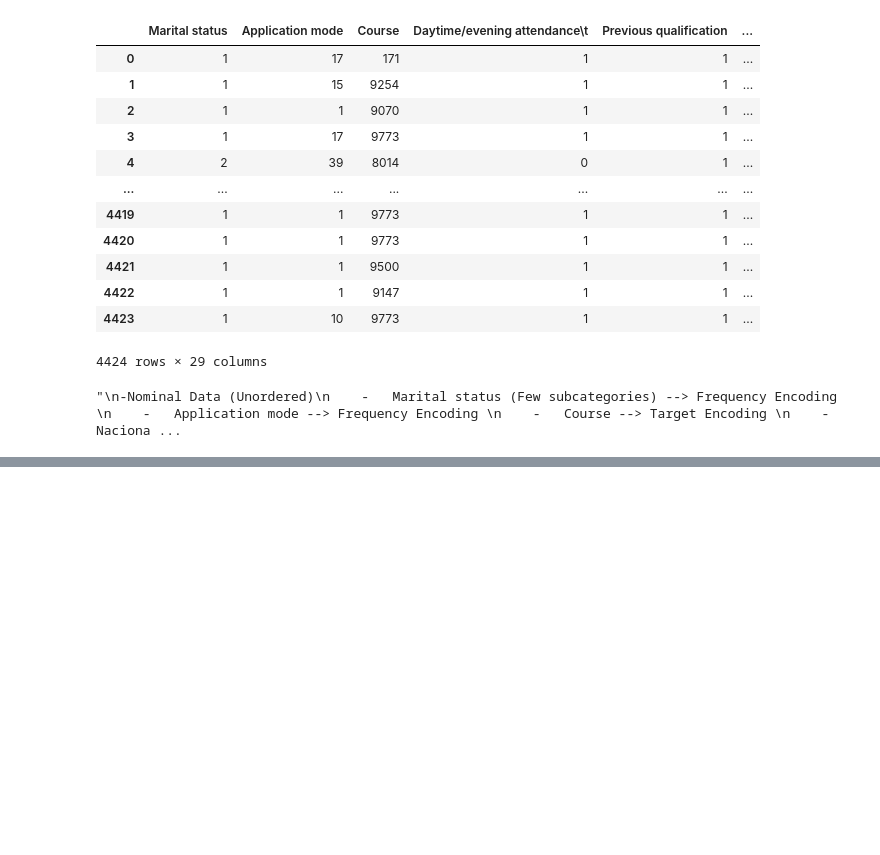
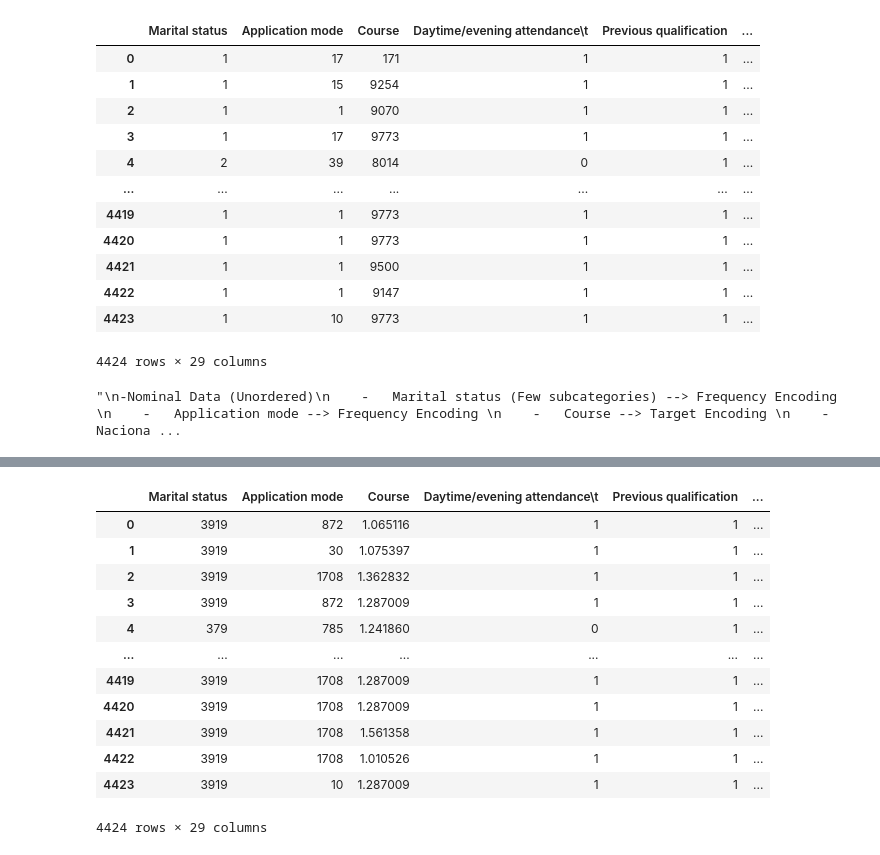
Before and after one commit to IainHenn/Student-Performance-Predictor, a Jupyter notebook: main.ipynb, the cells around one changed output, grey strips where cells are left out. Drawn from its saved outputs; the diff is of its cells as text; code cells hidden in the pictures; blank space fills up the shorter version.

```diff
--- a/main.ipynb
+++ b/main.ipynb
@@ -423,5 +451,6 @@ df_encoded = freq_encode(df_encoded,frequency_columns)
 def target_encode(df,columns):
     for column in columns:
         df_dummy_dict = df.groupby(column)["Target"].mean().to_dict()
-        print(df_dummy_dict)
+        df[column] = df[column].apply(lambda x: replace_with_dict(x,df_dummy_dict))
+    return df
 # %%
@@ -432,0 +461,16 @@ TypeError: agg function failed [how->mean,dtype->string]
+# %%
+df_encoded
+# %% [output]
+|  | Marital status | Application mode | Course | Daytime/evening attendance\t | Previous qualification | ... |
+| 0 | 3919 | 872 | 1.065116 | 1 | 1 | ... |
+| 1 | 3919 | 30 | 1.075397 | 1 | 1 | ... |
+| 2 | 3919 | 1708 | 1.362832 | 1 | 1 | ... |
+| 3 | 3919 | 872 | 1.287009 | 1 | 1 | ... |
+| 4 | 379 | 785 | 1.241860 | 0 | 1 | ... |
+| ... | ... | ... | ... | ... | ... | ... |
+| 4419 | 3919 | 1708 | 1.287009 | 1 | 1 | ... |
+| 4420 | 3919 | 1708 | 1.287009 | 1 | 1 | ... |
+| 4421 | 3919 | 1708 | 1.561358 | 1 | 1 | ... |
+| 4422 | 3919 | 1708 | 1.010526 | 1 | 1 | ... |
+| 4423 | 3919 | 10 | 1.287009 | 1 | 1 | ... |
+4424 rows × 29 columns
```
Also changed, not shown: parts of 12 cells of this notebook.
